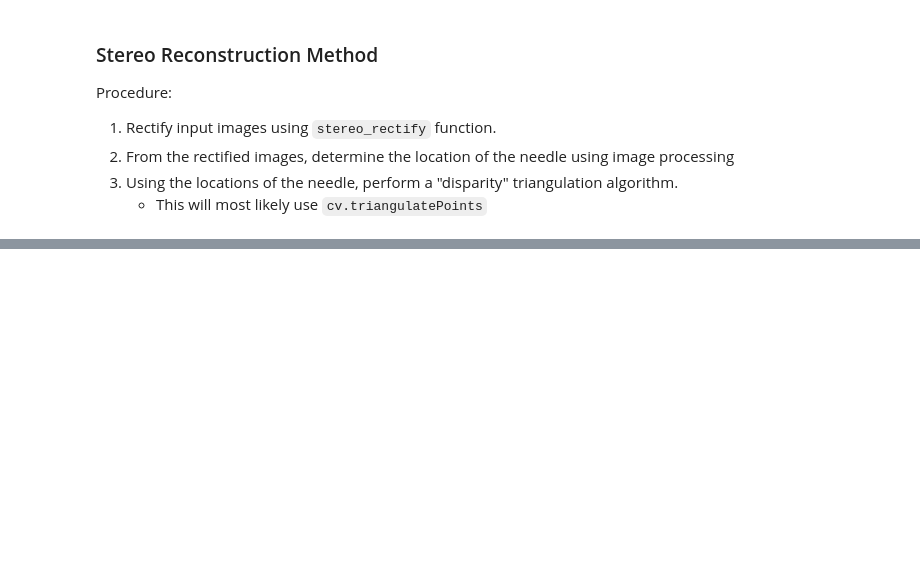
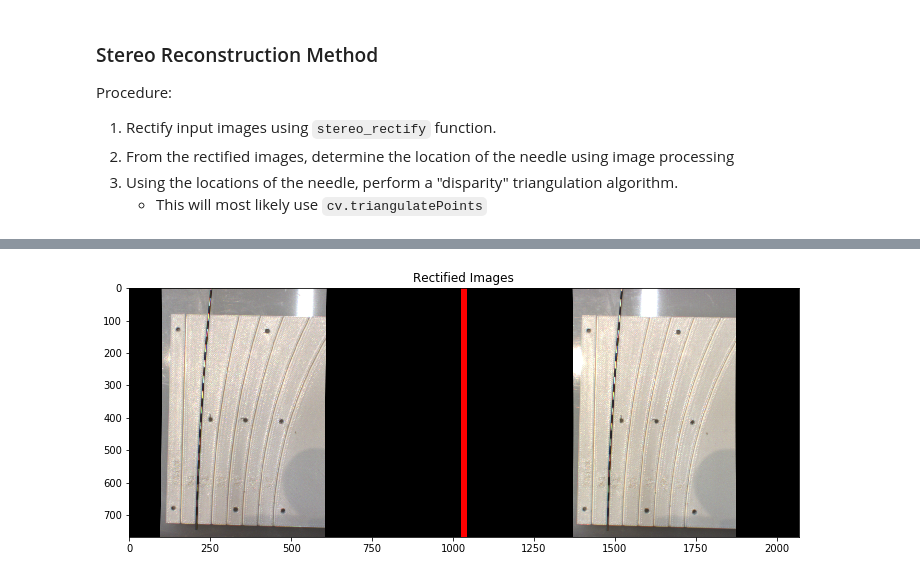
Before and after one commit to dlezcan1/AMIRo-cv, a Jupyter notebook: src/NeedleCompVision.ipynb, the cells around one changed output, grey strips where cells are left out. Saved outputs shown, nothing was run; the diff lists cells and outputs as text; code cells hidden in the pictures; blank space fills up the shorter version.

Commit message:
Added needle reconstruction method. WIP

```diff
--- a/src/NeedleCompVision.ipynb
+++ b/src/NeedleCompVision.ipynb
@@ -1073,7 +1316,8 @@ Procedure:
 def needle_reconstruction2(img_left, img_right, stereo_params,
                            bor_l:list = [], bor_r:list = [],
                            roi_l = (), roi_r = (),
-                           alpha: float = 0.5, recalc_stereo:bool = False):
+                           alpha: float = 0.5, recalc_stereo:bool = False,
+                           proc_show: bool = False):
     ''' This is function for performing a 3-D needle reconstruction from a raw stereo pair'''
     # prepare images
     ## roi the images
@@ -1085,12 +1329,82 @@ def needle_reconstruction2(img_left, img_right, stereo_params,
     right_roibo = blackout_regions(right_roi, bor_r)
 
     # stereo rectify the images
-    left_rect, right_rect, valid_roi_lr, *maps = stereo_rectify(left_roibo, right_roibo, stereo_params,
-                                                                interp_method = cv.INTER_LINEAR, alpha=alpha,
-                                                                force_recalc = recalc_stereo)
+    left_rect, right_rect, _, map_l, map_r = stereo_rectify(left_roibo, right_roibo, stereo_params,
+                                                                       interp_method = cv.INTER_LINEAR, alpha=alpha,
+                                                                       force_recalc = recalc_stereo)
+
+    ## map the rois
+    boroi_l_img = roi_image(roi_l, left_img.shape) & blackout_image(bor_l, left_img.shape)
+    boroi_r_img = roi_image(roi_r, right_img.shape) & blackout_image(bor_r, right_img.shape)
+
+    boroi_l_mapped = cv.remap(boroi_l_img.astype(np.uint8), map_l[0], map_l[1], cv.INTER_NEAREST)
+    boroi_r_mapped = cv.remap(boroi_r_img.astype(np.uint8), map_r[0], map_r[1], cv.INTER_NEAREST)
 
     # perform image processing on rectified images
+    left_gray = cv.cvtColor(left_rect, cv.COLOR_BGR2GRAY)
+    right_gray = cv.cvtColor(right_rect, cv.COLOR_BGR2GRAY)
+    left_thresh, right_thresh = thresh(left_gray, right_gray, thresh=50)
+
+    ## remove extra borders threshed out
+    left_thresh *= boroi_l_mapped.astype(np.uint8)
+    right_thresh *= boroi_r_mapped.astype(np.uint8)
+
+    # get the contours and filter out outliers
+    left_skel, right_skel = skeleton(left_thresh, right_thresh)
+    conts_l, conts_r = contours(left_skel, right_skel)
+
+    ## outlier options
+    len_thresh = 5
+    bspl_k = 2
+    out_thresh = 1.25
+    n_neigh = 60
+    pts_l, bspline_l = centerline_from_contours2( conts_l,
+                                                  len_thresh = len_thresh,
+                                                  bspline_k = bspl_k,
+                                                  outlier_thresh = out_thresh,
+                                                  num_neigbors = n_neigh )
+
+    pts_r, bspline_r = centerline_from_contours2( conts_r,
+                                                  len_thresh = len_thresh,
+                                                  bspline_k = bspl_k,
+                                                  outlier_thresh = out_thresh,
+                                                  num_neigbors = n_neigh )
 
 
 
+    # show processing
+    if proc_show:
+        plt.figure(figsize=(12,8))
+        plt.imshow(imconcat(left_rect, right_rect, [255,0, 0]))
+        plt.title('Rectified Images')
+
+        plt.figure(figsize=(12,8))
+        plt.imshow(imconcat(left_thresh, right_thresh, 125), cmap='gray')
+        plt.title('Thresholded rectified images')
+
+        plt.figure(figsize=(12,8))
+        plt.imshow(imconcat(left_skel, right_skel, 125), cmap='gray')
+        plt.title('Skeletonized threshold')
+
+        left_rect_draw = cv.polylines(left_rect.copy(), [pts_l.reshape(-1,1,2).astype(np.int32)], False, (255, 0, 0), 5)
+        right_rect_draw = cv.polylines(right_rect.copy(), [pts_r.reshape(-1,1,2).astype(np.int32)], False, (255, 0, 0), 5)
+        plt.figure(figsize=(12,8))
+        plt.imshow(imconcat(left_rect_draw, right_rect_draw, [255, 0, 0]))
+        plt.title('centerline points')
+
+    # if
+
+
+    return left_rect, right_rect, left_thresh, right_thresh, boroi_l_mapped, boroi_r_mapped
+
 # needle_reconstruction2
+
+
+# test function
+## set-up
+roi_all = []
+roi_l = [[0, 210], [-1, 700]]
+roi_r = [[roi_l[0][0], roi_l[0][1] + 25], [roi_l[1][0], roi_l[1][1] + 25]]
+
+l_rect, r_rect, l_ret, r_ret, borm_l, borm_r = needle_reconstruction2(left_img, right_img, stereo_params, roi_l=roi_l, roi_r=roi_r, alpha=0.5, recalc_stereo=True, proc_show=True)
+# %% [output]
@@ -1096,0 +1421 @@ def needle_reconstruction2(img_left, img_right, stereo_params,
+[figure, added]
```
Also changed, not shown: parts of 7 cells of this notebook, 1 other file.
